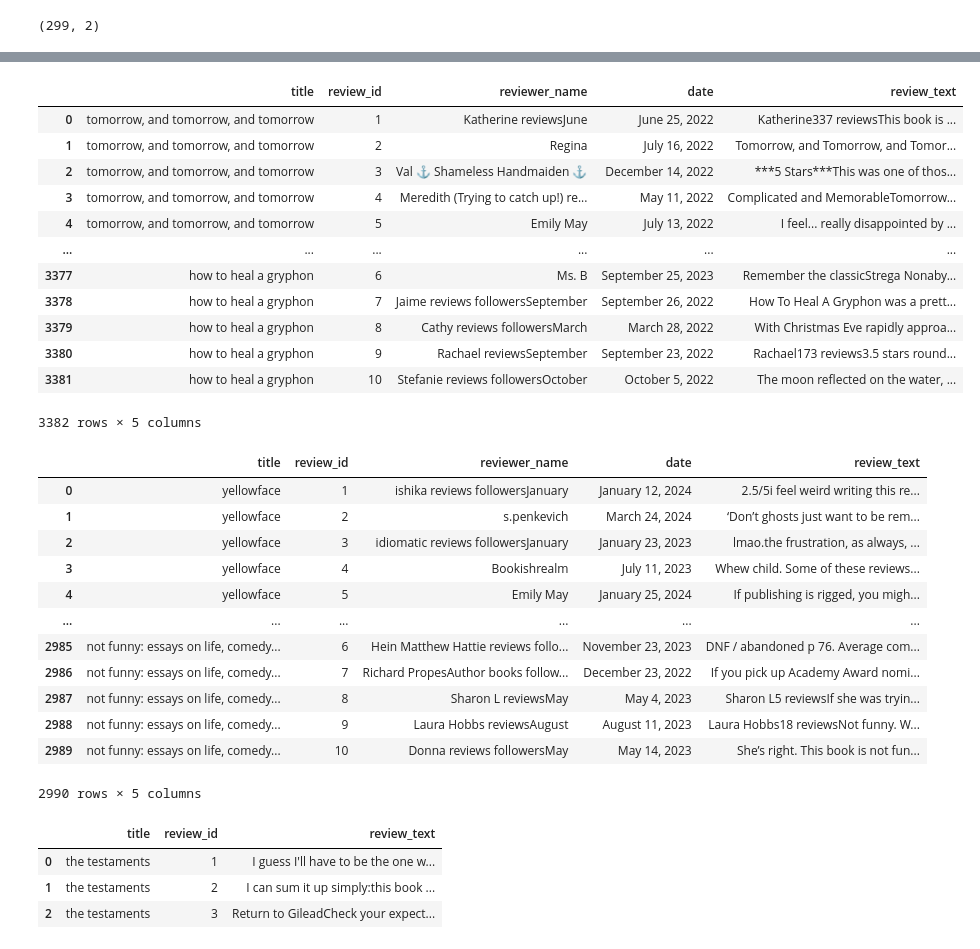
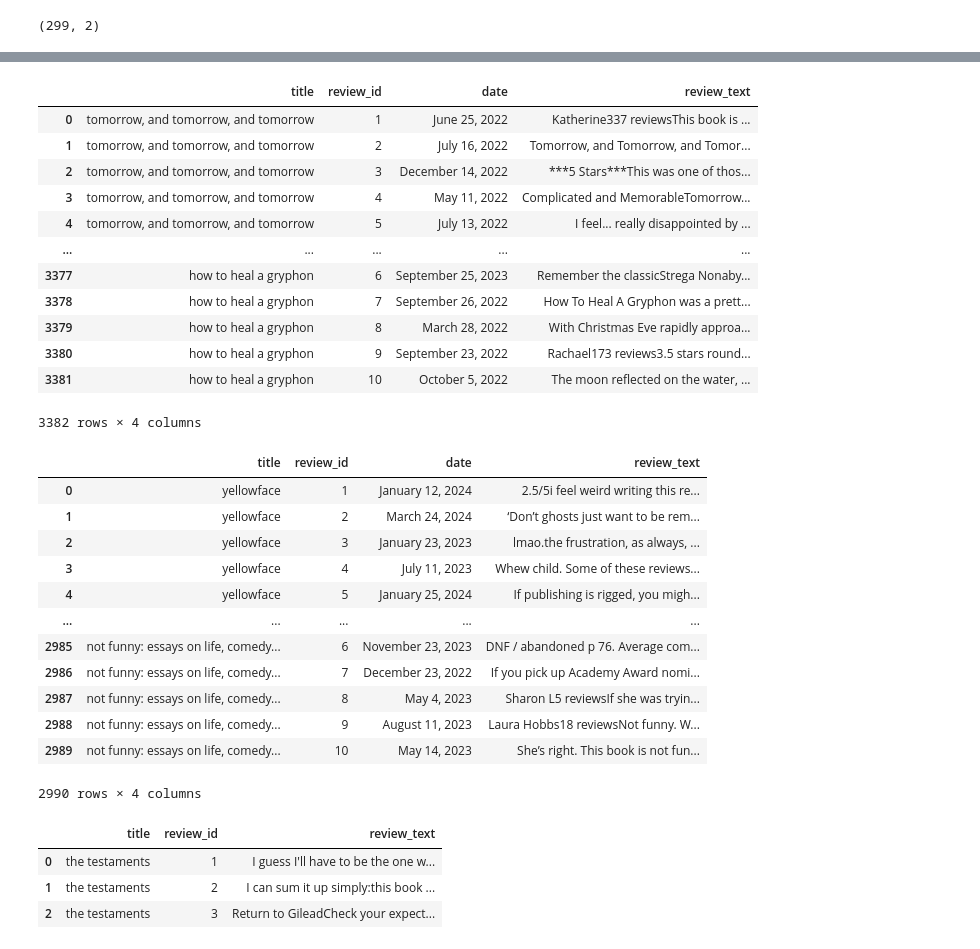
Before and after one commit to txiao9331/EmoLit, a Jupyter notebook: nb_data_cln/reviews_cleaning.ipynb, the cells around one changed output, grey strips where cells are left out. Saved outputs shown, nothing was run; the diff lists cells and outputs as text; code cells hidden in the pictures.

```diff
--- a/nb_data_cln/reviews_cleaning.ipynb
+++ b/nb_data_cln/reviews_cleaning.ipynb
@@ -79,7 +79,6 @@ def review_to_df(data):
             reviews.append({
                 'title_id': book_id,
                 'review_id': review_id,
-                'reviewer_name': reviewer_name.strip(),
                 'review_text': review_text.strip()
             })
     df_reviews = pd.DataFrame(reviews)
@@ -178,44 +180,44 @@ df_2021
 # %%
 review_df_2022[['date', 'review_text']] = review_df_2022['review_text'].apply(
     lambda x: pd.Series(extract_and_remove_date(x))
 )
 df_2022 = pd.merge(title_df_2022, review_df_2022, on='title_id', how='left')
-df_2022 = df_2022[['title','review_id','reviewer_name','date','review_text']]
+df_2022 = df_2022[['title','review_id','date','review_text']]
 df_2022
 # %% [output]
-|  | title | review_id | reviewer_name | date | review_text |
-| 0 | tomorrow, and tomorrow, and tomorrow | 1 | Katherine reviewsJune | June 25, 2022 | Katherine337 reviewsThis book is ... |
-| 1 | tomorrow, and tomorrow, and tomorrow | 2 | Regina | July 16, 2022 | Tomorrow, and Tomorrow, and Tomor... |
-| 2 | tomorrow, and tomorrow, and tomorrow | 3 | Val ⚓️ Shameless Handmaiden ⚓️ | December 14, 2022 | ***5 Stars***This was one of thos... |
-| 3 | tomorrow, and tomorrow, and tomorrow | 4 | Meredith (Trying to catch up!) re... | May 11, 2022 | Complicated and MemorableTomorrow... |
-| 4 | tomorrow, and tomorrow, and tomorrow | 5 | Emily May | July 13, 2022 | I feel... really disappointed by ... |
-| ... | ... | ... | ... | ... | ... |
-| 3377 | how to heal a gryphon | 6 | Ms. B | September 25, 2023 | Remember the classicStrega Nonaby... |
-| 3378 | how to heal a gryphon | 7 | Jaime reviews followersSeptember | September 26, 2022 | How To Heal A Gryphon was a prett... |
-| 3379 | how to heal a gryphon | 8 | Cathy reviews followersMarch | March 28, 2022 | With Christmas Eve rapidly approa... |
-| 3380 | how to heal a gryphon | 9 | Rachael reviewsSeptember | September 23, 2022 | Rachael173 reviews3.5 stars round... |
-| 3381 | how to heal a gryphon | 10 | Stefanie reviews followersOctober | October 5, 2022 | The moon reflected on the water, ... |
+|  | title | review_id | date | review_text |
+| 0 | tomorrow, and tomorrow, and tomorrow | 1 | June 25, 2022 | Katherine337 reviewsThis book is ... |
+| 1 | tomorrow, and tomorrow, and tomorrow | 2 | July 16, 2022 | Tomorrow, and Tomorrow, and Tomor... |
+| 2 | tomorrow, and tomorrow, and tomorrow | 3 | December 14, 2022 | ***5 Stars***This was one of thos... |
+| 3 | tomorrow, and tomorrow, and tomorrow | 4 | May 11, 2022 | Complicated and MemorableTomorrow... |
+| 4 | tomorrow, and tomorrow, and tomorrow | 5 | July 13, 2022 | I feel... really disappointed by ... |
+| ... | ... | ... | ... | ... |
+| 3377 | how to heal a gryphon | 6 | September 25, 2023 | Remember the classicStrega Nonaby... |
+| 3378 | how to heal a gryphon | 7 | September 26, 2022 | How To Heal A Gryphon was a prett... |
+| 3379 | how to heal a gryphon | 8 | March 28, 2022 | With Christmas Eve rapidly approa... |
+| 3380 | how to heal a gryphon | 9 | September 23, 2022 | Rachael173 reviews3.5 stars round... |
+| 3381 | how to heal a gryphon | 10 | October 5, 2022 | The moon reflected on the water, ... |
-3382 rows × 5 columns
+3382 rows × 4 columns
 # %%
 review_df_2023[['date', 'review_text']] = review_df_2023['review_text'].apply(
     lambda x: pd.Series(extract_and_remove_date(x))
 )
 df_2023 = pd.merge(title_df_2023, review_df_2023, on='title_id', how='left')
-df_2023 = df_2023[['title','review_id','reviewer_name','date','review_text']]
+df_2023 = df_2023[['title','review_id','date','review_text']]
 df_2023
 # %% [output]
-|  | title | review_id | reviewer_name | date | review_text |
-| 0 | yellowface | 1 | ishika reviews followersJanuary | January 12, 2024 | 2.5/5i feel weird writing this re... |
-| 1 | yellowface | 2 | s.penkevich | March 24, 2024 | ‘Don’t ghosts just want to be rem... |
-| 2 | yellowface | 3 | idiomatic reviews followersJanuary | January 23, 2023 | lmao.the frustration, as always, ... |
-| 3 | yellowface | 4 | Bookishrealm | July 11, 2023 | Whew child. Some of these reviews... |
-| 4 | yellowface | 5 | Emily May | January 25, 2024 | If publishing is rigged, you migh... |
-| ... | ... | ... | ... | ... | ... |
-| 2985 | not funny: essays on life, comedy... | 6 | Hein Matthew Hattie reviews follo... | November 23, 2023 | DNF / abandoned p 76. Average com... |
-| 2986 | not funny: essays on life, comedy... | 7 | Richard PropesAuthor books follow... | December 23, 2022 | If you pick up Academy Award nomi... |
-| 2987 | not funny: essays on life, comedy... | 8 | Sharon L reviewsMay | May 4, 2023 | Sharon L5 reviewsIf she was tryin... |
-| 2988 | not funny: essays on life, comedy... | 9 | Laura Hobbs reviewsAugust | August 11, 2023 | Laura Hobbs18 reviewsNot funny. W... |
-| 2989 | not funny: essays on life, comedy... | 10 | Donna reviews followersMay | May 14, 2023 | She’s right. This book is not fun... |
+|  | title | review_id | date | review_text |
+| 0 | yellowface | 1 | January 12, 2024 | 2.5/5i feel weird writing this re... |
+| 1 | yellowface | 2 | March 24, 2024 | ‘Don’t ghosts just want to be rem... |
+| 2 | yellowface | 3 | January 23, 2023 | lmao.the frustration, as always, ... |
+| 3 | yellowface | 4 | July 11, 2023 | Whew child. Some of these reviews... |
+| 4 | yellowface | 5 | January 25, 2024 | If publishing is rigged, you migh... |
+| ... | ... | ... | ... | ... |
+| 2985 | not funny: essays on life, comedy... | 6 | November 23, 2023 | DNF / abandoned p 76. Average com... |
+| 2986 | not funny: essays on life, comedy... | 7 | December 23, 2022 | If you pick up Academy Award nomi... |
+| 2987 | not funny: essays on life, comedy... | 8 | May 4, 2023 | Sharon L5 reviewsIf she was tryin... |
+| 2988 | not funny: essays on life, comedy... | 9 | August 11, 2023 | Laura Hobbs18 reviewsNot funny. W... |
+| 2989 | not funny: essays on life, comedy... | 10 | May 14, 2023 | She’s right. This book is not fun... |
-2990 rows × 5 columns
+2990 rows × 4 columns
 # %%
 df = pd.concat([df_2019,df_2020,df_2021,df_2022,df_2023], ignore_index=True)
```
Also changed, not shown: parts of 6 cells of this notebook, 1 other file.
